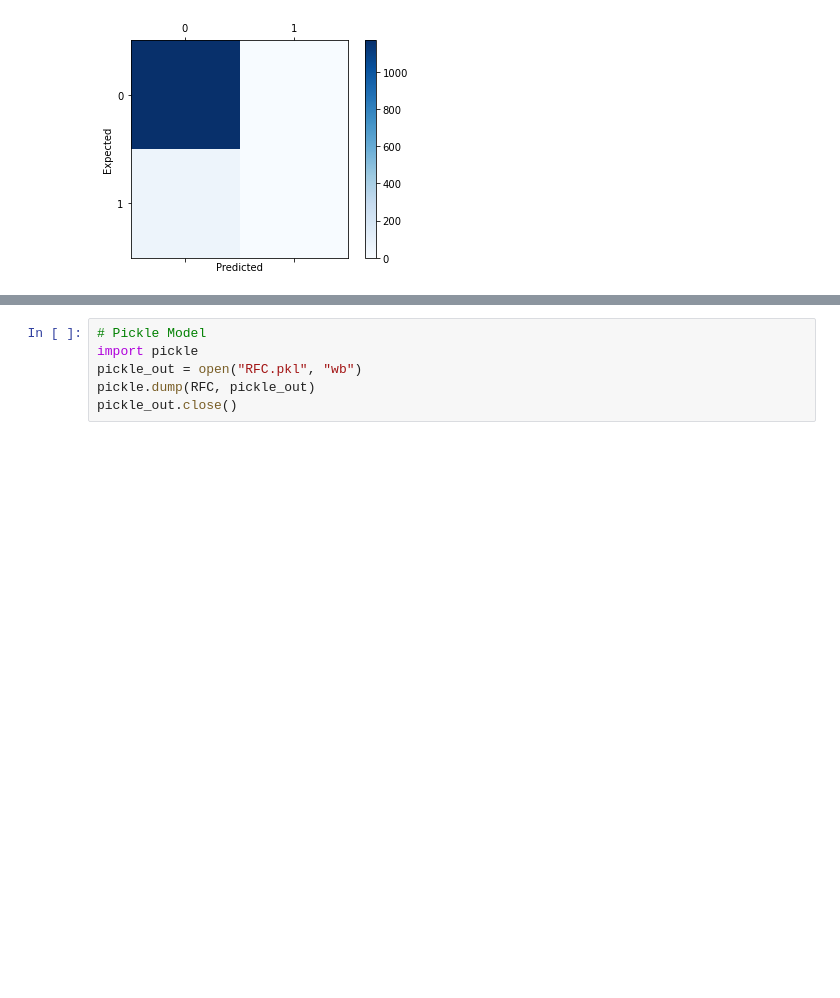
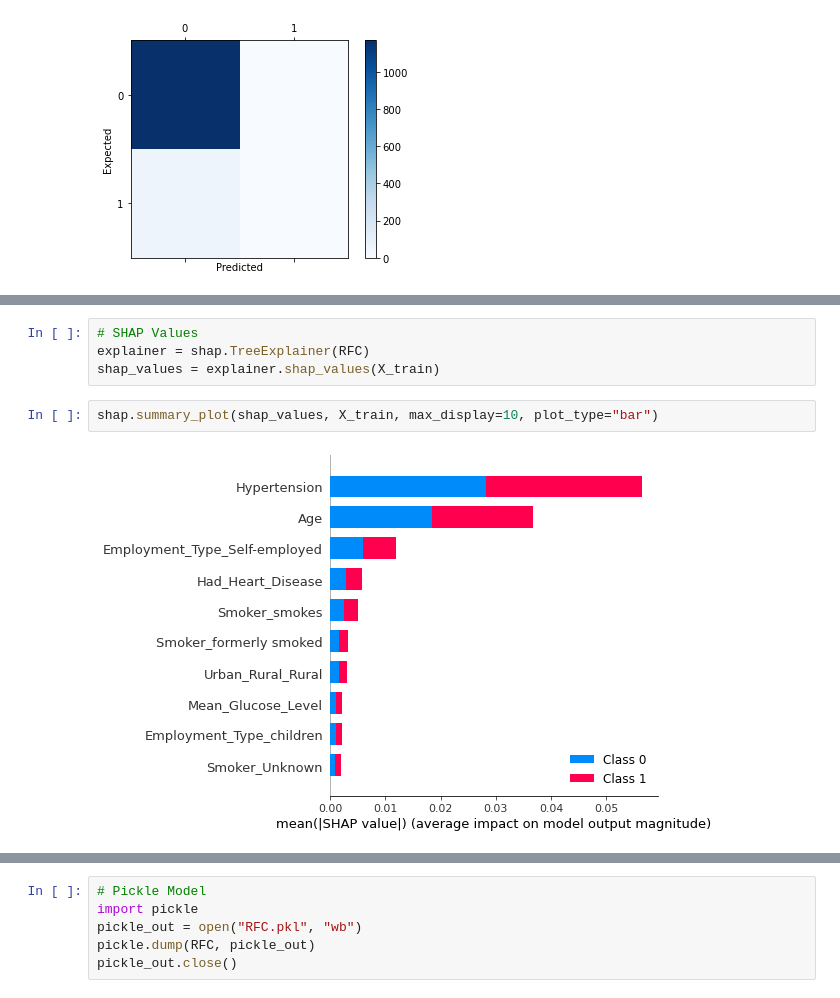
Before and after one commit to LJacquesdedixmude/StrokePredictionStreamlit, a Jupyter notebook: Code/codeStrokePred.ipynb, the cells around one changed output, grey strips where cells are left out. Drawn from its saved outputs; the diff is of its cells as text; blank space fills up the shorter version.

Commit message:
SHAP Values

```diff
--- a/Code/codeStrokePred.ipynb
+++ b/Code/codeStrokePred.ipynb
@@ -224,0 +232,8 @@ print(roc_auc_score(y_test, RFC.predict_proba(X_test)[:, 1]))
+# %%
+# SHAP Values
+explainer = shap.TreeExplainer(RFC)
+shap_values = explainer.shap_values(X_train)
+# %%
+shap.summary_plot(shap_values, X_train, max_display=10, plot_type="bar")
+# %% [output]
+[figure, added]
```
Also changed, not shown: parts of 16 cells of this notebook, 5 other files.
